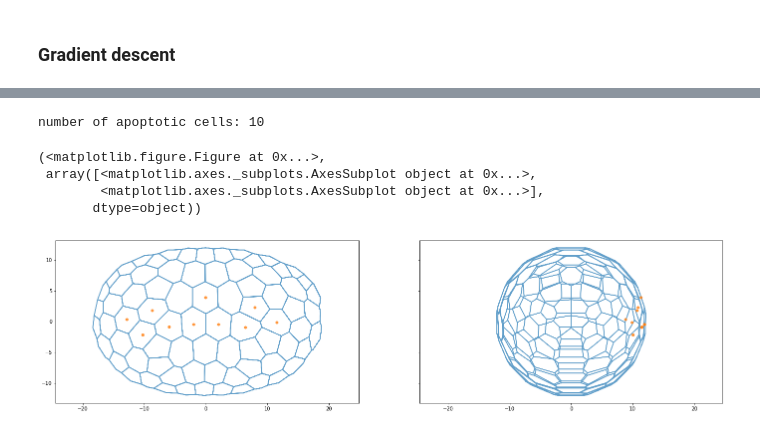
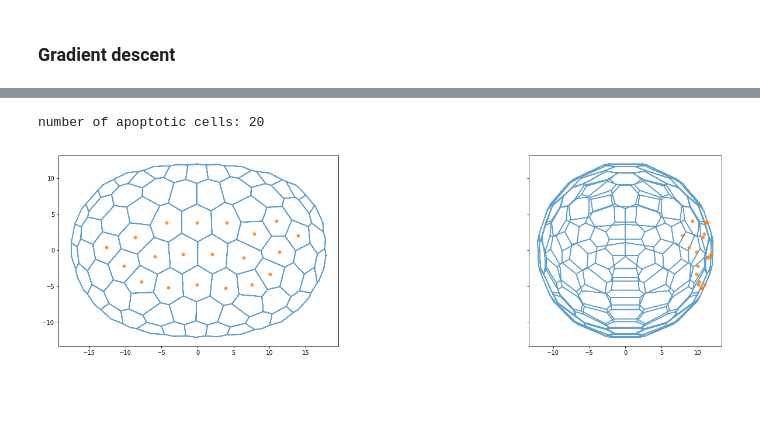
Before and after one commit to suzannelab/invagination, a Jupyter notebook: notebooks/SmallEllipsoidInvagination.ipynb, the cells around one changed output, grey strips where cells are left out. Cells and saved outputs as stored; diff of their text form; code cells hidden in the pictures; blank space fills up the shorter version.

Commit message:
WIP surface tension instead of contractility

```diff
--- a/notebooks/SmallEllipsoidInvagination.ipynb
+++ b/notebooks/SmallEllipsoidInvagination.ipynb
@@ -72,6 +73,7 @@ specs =  {
         'contractility': 1.12,
         'prefered_area': 22,
         'area_elasticity': 1,
+        'surface_tension': 10.
     },
     'cell': {
         'vol': 100.0,
@@ -189,19 +201,15 @@ ipv_fig
 # %%
 # Define ovoid mesoderm
-define_mesoderm(sheet, a=15, b=4.)
+define_mesoderm(sheet, a=15, b=6.)
 
 mesoderm = sheet.face_df[sheet.face_df.is_mesoderm].index
 delaminating_cells = sheet.face_df[sheet.face_df['is_mesoderm']].index
 sheet.face_df['is_relaxation'] = False
 print('number of apoptotic cells: {}'.format(delaminating_cells.size))
-mesoderm_position(sheet, delaminating_cells)
+fig, axes = mesoderm_position(sheet, delaminating_cells)
 # %% [output]
-number of apoptotic cells: 10
+number of apoptotic cells: 20
-(<matplotlib.figure.Figure at 0x...>,
- array([<matplotlib.axes._subplots.AxesSubplot object at 0x...>,
-        <matplotlib.axes._subplots.AxesSubplot object at 0x...>],
-       dtype=object))
-[figure, old version]
+[figure, new version]
 # %%
 from ipywidgets import IntProgress
 from IPython.display import display
```
Also changed, not shown: parts of 7 cells of this notebook, 1 other file.
